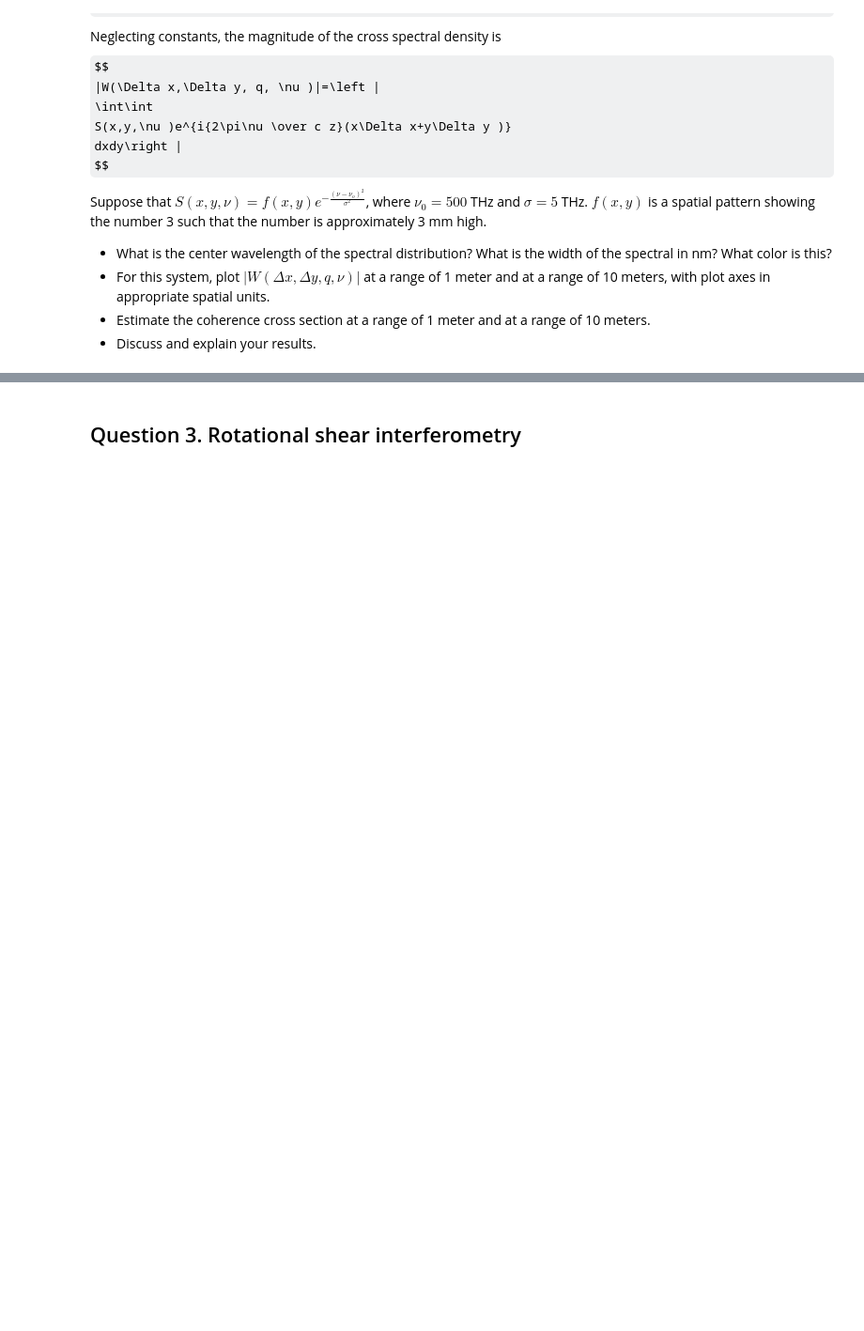
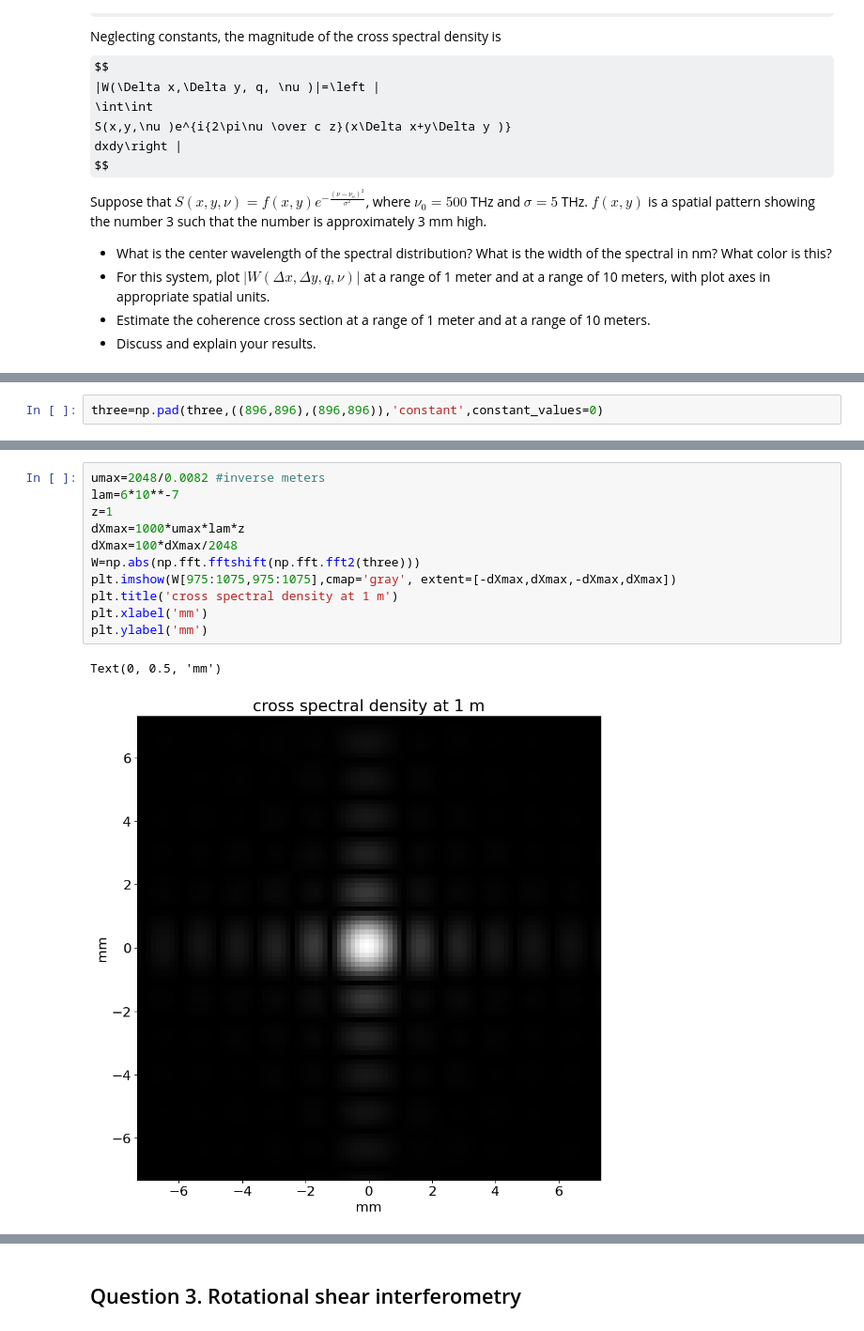
Before and after one commit to arizonaCameraLab/computationalImaging, a Jupyter notebook: coherence/ComputationalPhotographyHomework1.ipynb, the cells around one changed output, grey strips where cells are left out. Shown at 94% size. Cells and saved outputs as stored; diff of their text form; some formulas as TeX source; blank space fills up the shorter version.

```diff
--- a/coherence/ComputationalPhotographyHomework1.ipynb
+++ b/coherence/ComputationalPhotographyHomework1.ipynb
@@ -65,0 +85,2 @@ Suppose that $S(x,y,\nu )= f(x,y) e^{-\frac{(\nu - \nu_o)^2}{\sigma^2}}$, where
+# %%
+three=np.pad(three,((896,896),(896,896)),'constant',constant_values=0)
@@ -65,0 +97,14 @@ Suppose that $S(x,y,\nu )= f(x,y) e^{-\frac{(\nu - \nu_o)^2}{\sigma^2}}$, where
+# %%
+umax=2048/0.0082 #inverse meters
+lam=6*10**-7
+z=1
+dXmax=1000*umax*lam*z
+dXmax=100*dXmax/2048
+W=np.abs(np.fft.fftshift(np.fft.fft2(three)))
+plt.imshow(W[975:1075,975:1075],cmap='gray', extent=[-dXmax,dXmax,-dXmax,dXmax])
+plt.title('cross spectral density at 1 m')
+plt.xlabel('mm')
+plt.ylabel('mm')
+# %% [output]
+Text(0, 0.5, 'mm')
+[figure, added]
```
Also changed, not shown: parts of 8 cells of this notebook.
